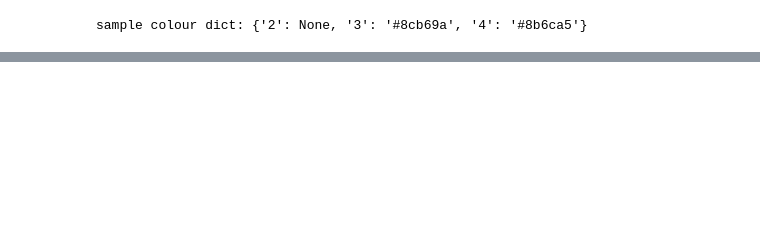
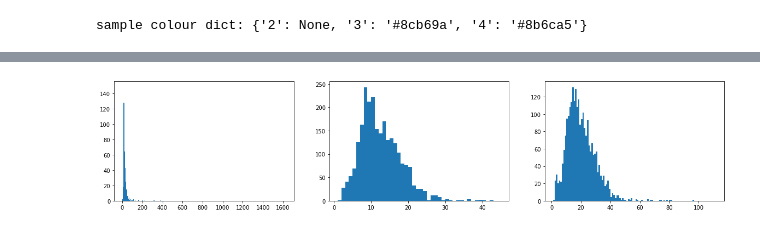
Before and after one commit to chaosarium/3D-GANCA, a Jupyter notebook: dataset/training-visualize.ipynb, the cells around one changed output, grey strips where cells are left out. Drawn from its saved outputs; the diff is of its cells as text; code cells hidden in the pictures; blank space fills up the shorter version.

```diff
--- a/dataset/training-visualize.ipynb
+++ b/dataset/training-visualize.ipynb
@@ -181,0 +171,45 @@ print(sys.version)
+# %%
+# load all houses
+
+example_houses = []
+
+for dir in tqdm(HOUSES_DIRS):
+    try:
+        example_houses += [pad_world(trim_world_empty(rearrange_sample(np.load(dir + "/schematic.npy"))))]
+    except:
+        print(dir)
+# %%
+sizes = []
+nums_id_types = []
+nums_unique_types = []
+percentages_air = []
+
+for i, world in enumerate(tqdm(example_houses)):
+    # get size
+    (x, _, _, _) = world.shape
+    blockidarray = world[:,:,:,0]
+    blockmetaarray = world[:,:,:,1]
+
+    # get size
+    sizes += [x]
+    if x > 128:
+        print("!!! so big of a world!")
+        print("at", i, "size", x)
+
+    # get unique block ids
+    unique_ids = np.unique(blockidarray)
+    nums_id_types += [len(unique_ids)]
+
+    # get unique blocks variations
+    block_list = rearrange(world, 'x y z m -> (x y z) m')
+    nums_unique_types += [len(np.unique(block_list, axis=0))]
+# %%
+%matplotlib inline
+fig, axs = plt.subplots(1, 3, figsize=(20, 4))  # a figure with a 2x2 grid of Axes
+axs[0].hist(sizes, bins=range(min(sizes), max(sizes)))
+# axs[0].set_yscale('log')
+axs[1].hist(nums_id_types, bins=range(min(nums_id_types), max(nums_id_types)))
+axs[2].hist(nums_unique_types, bins=range(min(nums_unique_types), max(nums_unique_types)))
+plt.show()
+# %% [output]
+[figure, added]
```
Also changed, not shown: parts of 19 cells of this notebook, 1 other file.
